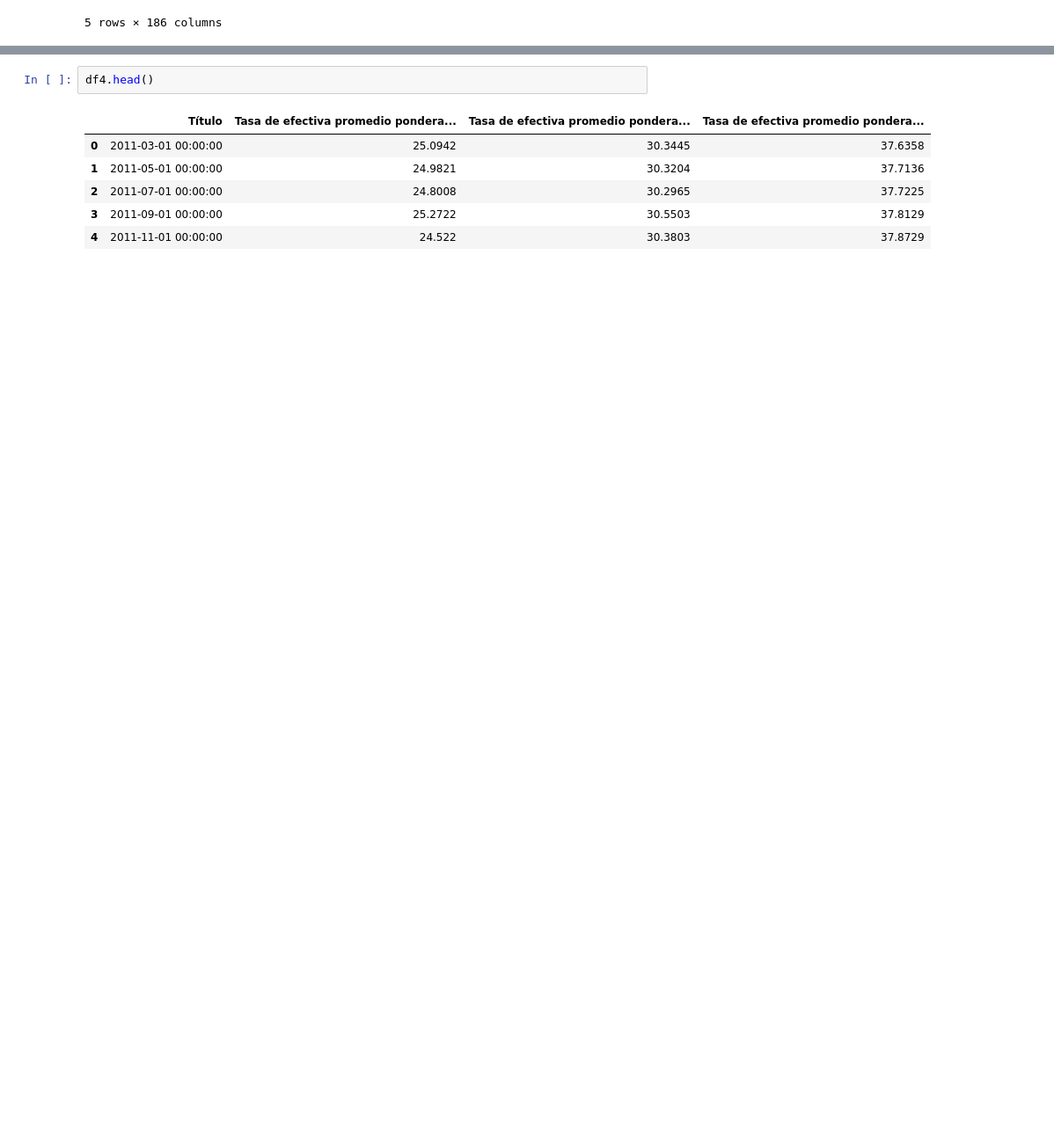
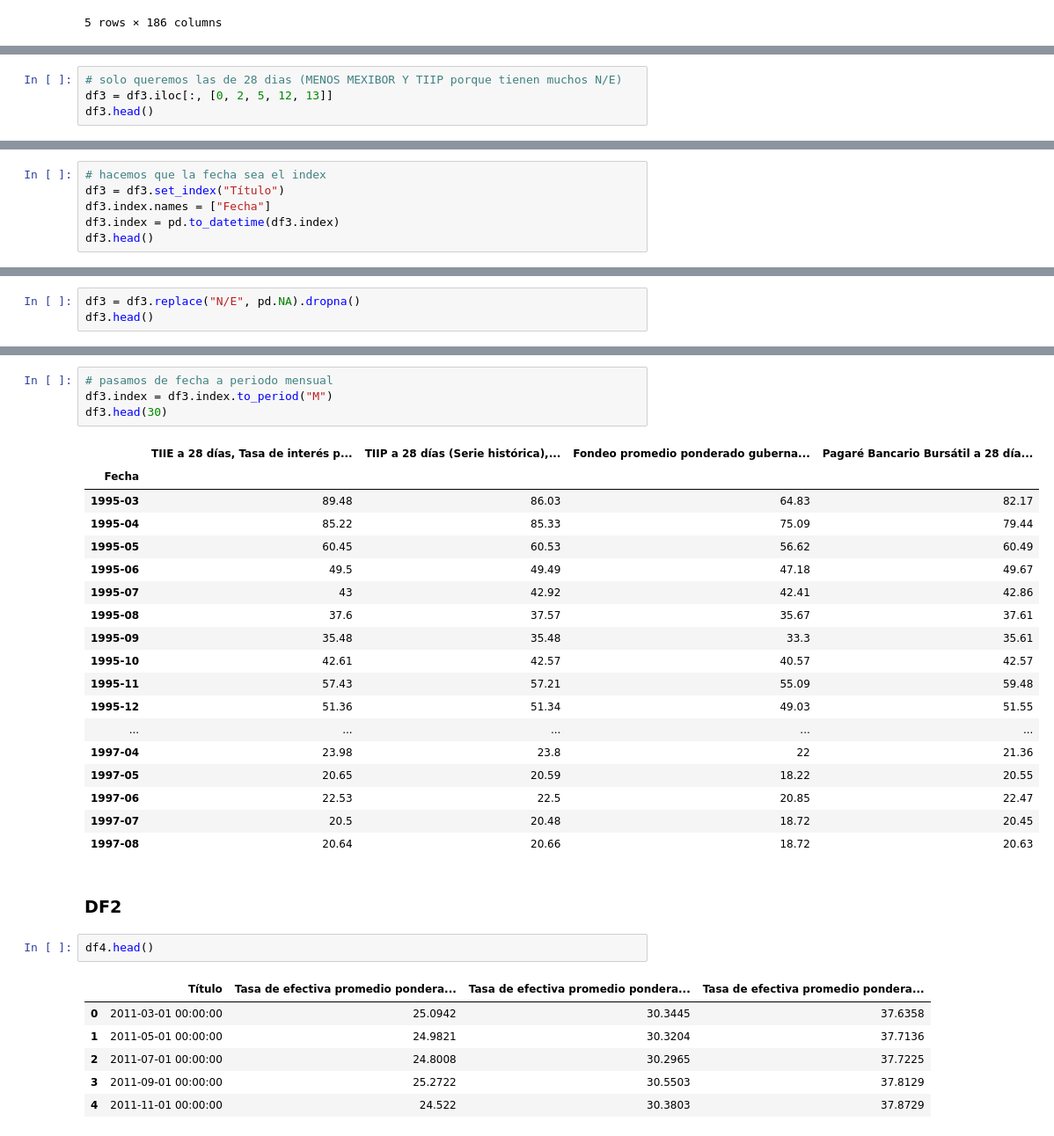
Before and after one commit to heritaco/Data-Mining, a Jupyter notebook: 03-Tasas-de-Interes-al-Consumo/02-explore-data.ipynb, the cells around one changed output, grey strips where cells are left out. Shown at 88% size. Drawn from its saved outputs; the diff is of its cells as text; blank space fills up the shorter version.

```diff
--- a/03-Tasas-de-Interes-al-Consumo/02-explore-data.ipynb
+++ b/03-Tasas-de-Interes-al-Consumo/02-explore-data.ipynb
@@ -228,3 +143,7 @@ df3.head()
 | 2 | 1988-03-01 00:00:00 | N/E | N/E | N/E | N/E | ... |
 | 3 | 1988-04-01 00:00:00 | N/E | N/E | N/E | N/E | ... |
 | 4 | 1988-05-01 00:00:00 | N/E | N/E | N/E | N/E | ... |
+# %%
+# solo queremos las de 28 dias (MENOS MEXIBOR Y TIIP porque tienen muchos N/E)
+df3 = df3.iloc[:, [0, 2, 5, 12, 13]]
+df3.head()
@@ -230,0 +157,6 @@ df3.head()
+# %%
+# hacemos que la fecha sea el index
+df3 = df3.set_index("Título")
+df3.index.names = ["Fecha"]
+df3.index = pd.to_datetime(df3.index)
+df3.head()
@@ -230,0 +171,3 @@ df3.head()
+# %%
+df3 = df3.replace("N/E", pd.NA).dropna()
+df3.head()
@@ -231,3 +182,28 @@ df3.head()
+# %%
+# pasamos de fecha a periodo mensual
+df3.index = df3.index.to_period("M")
+df3.head(30)
+# %% [output]
+|  | TIIE a 28 días, Tasa de interés p... | TIIP a 28 días (Serie histórica),... | Fondeo promedio ponderado guberna... | Pagaré Bancario Bursátil a 28 día... |
+| Fecha |  |  |  |  |
+| 1995-03 | 89.48 | 86.03 | 64.83 | 82.17 |
+| 1995-04 | 85.22 | 85.33 | 75.09 | 79.44 |
+| 1995-05 | 60.45 | 60.53 | 56.62 | 60.49 |
+| 1995-06 | 49.5 | 49.49 | 47.18 | 49.67 |
+| 1995-07 | 43 | 42.92 | 42.41 | 42.86 |
+| 1995-08 | 37.6 | 37.57 | 35.67 | 37.61 |
+| 1995-09 | 35.48 | 35.48 | 33.3 | 35.61 |
+| 1995-10 | 42.61 | 42.57 | 40.57 | 42.57 |
+| 1995-11 | 57.43 | 57.21 | 55.09 | 59.48 |
+| 1995-12 | 51.36 | 51.34 | 49.03 | 51.55 |
+| ... | ... | ... | ... | ... |
+| 1997-04 | 23.98 | 23.8 | 22 | 21.36 |
+| 1997-05 | 20.65 | 20.59 | 18.22 | 20.55 |
+| 1997-06 | 22.53 | 22.5 | 20.85 | 22.47 |
+| 1997-07 | 20.5 | 20.48 | 18.72 | 20.45 |
+| 1997-08 | 20.64 | 20.66 | 18.72 | 20.63 |
+# %% [markdown]
+### DF2
 # %%
 df4.head()
 # %% [output]
```
Also changed, not shown: parts of 26 cells of this notebook, 1 other file.
